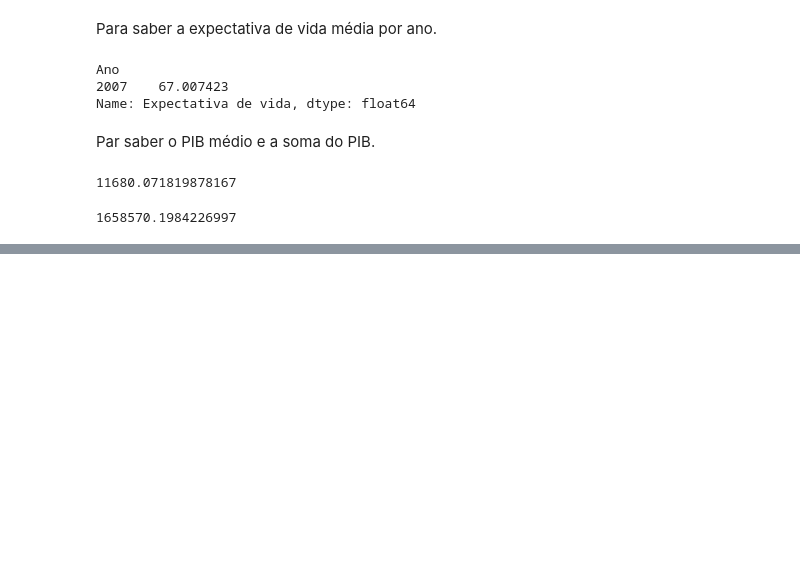
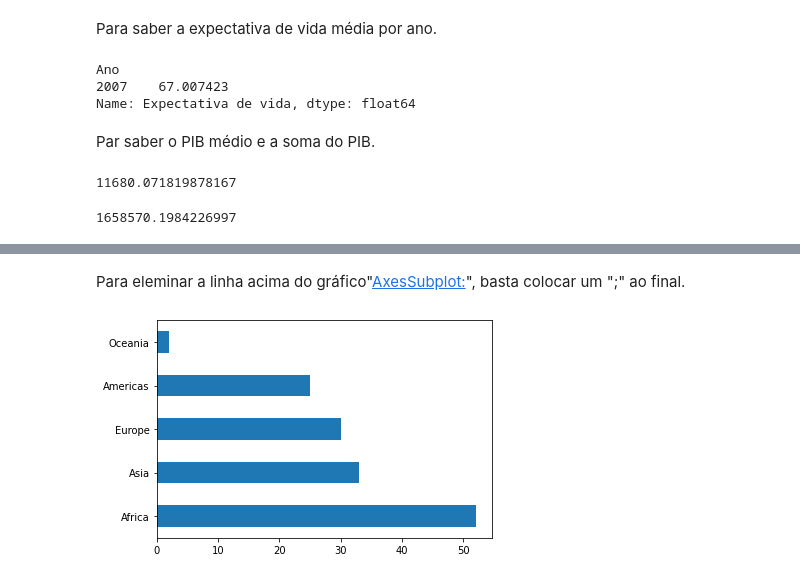
Before and after one commit to lanzetti1/Test, a Jupyter notebook: PI4/PI4.ipynb, the cells around one changed output, grey strips where cells are left out. Cells and saved outputs as stored; diff of their text form; code cells hidden in the pictures; blank space fills up the shorter version.

```diff
--- a/PI4/PI4.ipynb
+++ b/PI4/PI4.ipynb
@@ -166,0 +181,6 @@ df["Continente"].value_counts(ascending = False).plot.bar()
+# %% [markdown]
+Para eleminar a linha acima do gráfico"<AxesSubplot:>", basta colocar um ";" ao final.
+# %%
+df["Continente"].value_counts().plot.barh();
+# %% [output]
+[figure, added]
```
Also changed, not shown: parts of 15 cells of this notebook.
